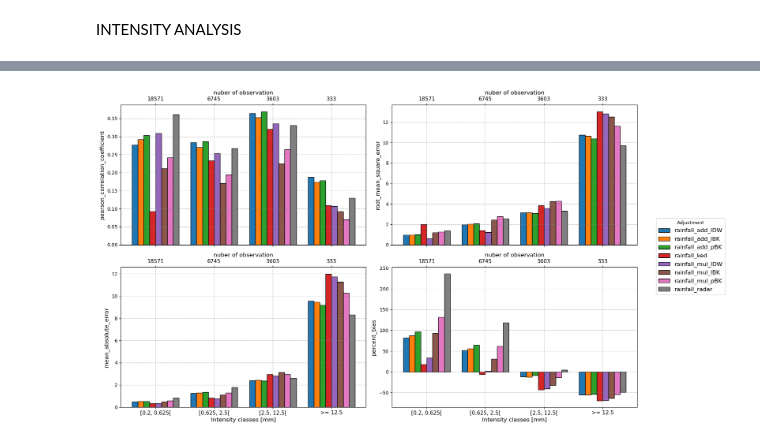
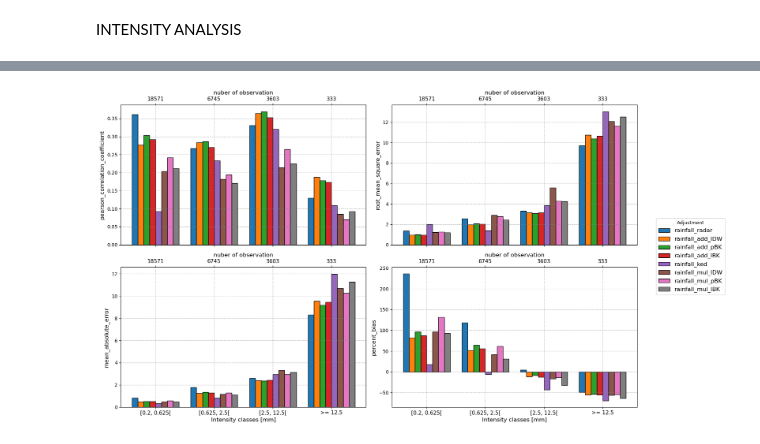
Before and after one commit to OpenSenseAction/radar_adjustment_intercomparison, a Jupyter notebook: 4_analysis.ipynb, the cells around one changed output, grey strips where cells are left out. Saved outputs shown, nothing was run; the diff lists cells and outputs as text; code cells hidden in the pictures.

```diff
--- a/4_analysis.ipynb
+++ b/4_analysis.ipynb
@@ -253,10 +260,15 @@ ds_rad['rainfall_mul_IDW']=xr.open_dataset(adj_path+dataset+'_rainfall_mul_IDW.n
 ds_rad['rainfall_mul_pBK']=xr.open_dataset(adj_path+dataset+'_rainfall_mul_pBK.nc').rainfall_mul_pBK
 ds_rad['rainfall_mul_lBK']=xr.open_dataset(adj_path+dataset+'_rainfall_mul_lBK.nc').rainfall_mul_lBK
 ds_rad['rainfall_ked']=xr.open_dataset(adj_path+dataset+'_rainfall_ked.nc').rainfall_ked
+
+ds_rad['rainfall_mul_IDW_f']=xr.open_dataset(adj_path+dataset+'_rainfall_mul_IDW2.nc').rainfall_mul_IDW
+ds_rad['rainfall_mul_pBK_f']=xr.open_dataset(adj_path+dataset+'_rainfall_mul_pBK2.nc').rainfall_mul_pBK
+ds_rad['rainfall_mul_lBK_f']=xr.open_dataset(adj_path+dataset+'_rainfall_mul_lBK2.nc').rainfall_mul_lBK
 # %%
 # fields = [[gauge name, radar name]]
 fields = ['rainfall_radar', 'rainfall_add_IDW', 'rainfall_add_pBK', 'rainfall_add_lBK',
-          'rainfall_ked', 'rainfall_mul_IDW', 'rainfall_mul_pBK', 'rainfall_mul_lBK']
+          'rainfall_ked', 'rainfall_mul_IDW', 'rainfall_mul_pBK', 'rainfall_mul_lBK',
+          'rainfall_mul_IDW_f', 'rainfall_mul_pBK_f', 'rainfall_mul_lBK_f']
 
 get_grid_at_points = plg.spatial.GridAtPoints(
     da_gridded_data=ds_rad.isel(time = 0),
@@ -320,3 +334,33 @@ plt.subplots_adjust(hspace=0.5)
+# %%
+# ALL METRICS
+
+fields = ['rainfall_radar', 'rainfall_add_IDW', 'rainfall_add_pBK', 'rainfall_add_lBK',
+          'rainfall_ked', 'rainfall_mul_IDW', 'rainfall_mul_pBK', 'rainfall_mul_lBK',
+          'rainfall_mul_IDW_f', 'rainfall_mul_pBK_f', 'rainfall_mul_lBK_f']
+
+for field in fields:
+        if field == 'rainfall_radar':
+            metric = pd.DataFrame([plg.validation.calculate_rainfall_metrics(
+                reference=ds_gauges.rainfall_amount.values.flatten(),
+                estimate=ds_gauges[field].values.flatten(),
+                ref_thresh=threshold,
+                est_thresh=threshold,
+            )])
+            metric['dataset'] = 'OpenRainER'
+            metric['method'] = field
+            result = metric
+        else:
+            metric = pd.DataFrame([plg.validation.calculate_rainfall_metrics(
+                reference=ds_gauges.rainfall_amount.values.flatten(),
+                estimate=ds_gauges[field].values.flatten(),
+                ref_thresh=threshold,
+                est_thresh=threshold,
+            )])
+            metric['dataset'] = 'OpenRainER'
+            metric['method'] = field
+            result = pd.concat([result, metric])
+
+result.to_csv('metrics_OpenRainER.csv')
 # %% [markdown]
 DISTANCE ANALYSIS
 # %%
@@ -434,14 +478,14 @@ legend_ax.legend(handles, fields, loc='center', frameon=False, ncol=1, fontsize=
 INTENSITY ANALYSIS
 # %%
 # prec_classes [lower limit, upper limit, class name (int)]
-prec_classes = np.array([[0.2,0.625, 1], [0.625, 2.5, 2], [2.5, 12.5, 3], [12.5, 100, 4]])
+prec_classes = np.array([[0.2,0.625, '[0.2,0.625['], [0.625, 2.5, '[0.625,2.5['], [2.5, 12.5, '[2.5,12.5['], [12.5, 100, '>= 12.5']])
 threshold = 0.2
 fields = ['rainfall_radar', 'rainfall_add_IDW', 'rainfall_add_pBK', 'rainfall_add_lBK',
           'rainfall_ked', 'rainfall_mul_IDW', 'rainfall_mul_pBK', 'rainfall_mul_lBK']
 
 start = 0
 for item in prec_classes:
-    data = xr.where((ds_gauges.rainfall_amount >= item[0])&(ds_gauges.rainfall_amount < item[1]), ds_gauges, np.nan)
+    data = xr.where((ds_gauges.rainfall_amount >= float(item[0]))&(ds_gauges.rainfall_amount < float(item[1])), ds_gauges, np.nan)
     for field in fields:
         if start == 0:
             metric = pd.DataFrame([plg.validation.calculate_rainfall_metrics(
@@ -468,3 +512,5 @@ for item in prec_classes:
             ndata = data.rainfall_amount.values.flatten()
             metric['ndata'] = len(ndata[~np.isnan(ndata)])
             result = pd.concat([result, metric])
+
+result.to_csv('intensity_analysis_OpenRainER.csv')
@@ -496,7 +522,7 @@ metrics = [
     'percent_bias'
 ]
 
-df_sorted = result.sort_values(['class', 'field'])
+df_sorted = result
 classes = df_sorted['class'].unique()
 fields = df_sorted['field'].unique()
 n_obs = df_sorted['ndata'].unique()
@@ -528,31 +554,31 @@ for ax, score_col in zip(axes, metrics):
             width,
             label=f if ax == axes[0] else "",
             edgecolor='black'
         )
     ax.set_ylabel(score_col, fontsize=12)
     ax.set_xticks(x + width * (len(fields) - 1) / 2)
     ax.set_xticklabels(
         ['[0.2, 0.625[', '[0.625, 2.5[', '[2.5, 12.5[', '>= 12.5'], fontsize=11
     )
     ax.grid(linestyle='--', color='gray', alpha=0.5)
 
     secax = ax.secondary_xaxis('top')
     secax.set_xticks(x + width * (len(fields) - 1) / 2)
     secax.set_xticklabels([n for n in n_obs], fontsize=11)
     secax.set_xlabel('nuber of observation', fontsize=12)
 
 axes[2].set_xlabel('Intensity classes [mm]', fontsize=12)
 axes[3].set_xlabel('Intensity classes [mm]', fontsize=12)
 
 fig.legend(
     fields,
     title='Adjustment',
     bbox_to_anchor=(1.02, 0.5),
     loc='center left',
     fontsize=12
 )
 
 plt.tight_layout(rect=[0, 0, 1, 1])
 plt.show()
 # %% [output]
-[figure, old version]
+[figure, new version]
```
Also changed, not shown: parts of 8 cells of this notebook, 2 other files.
